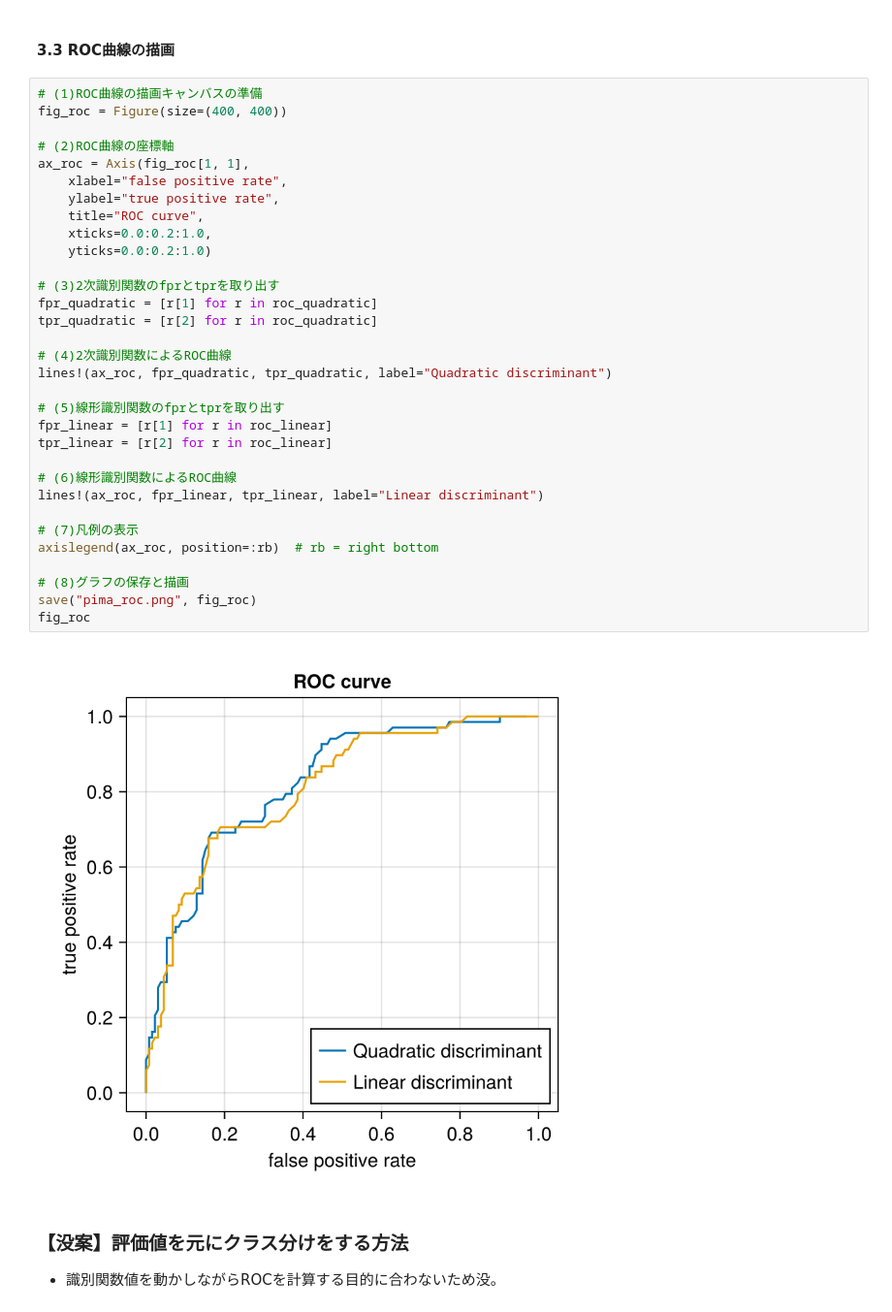
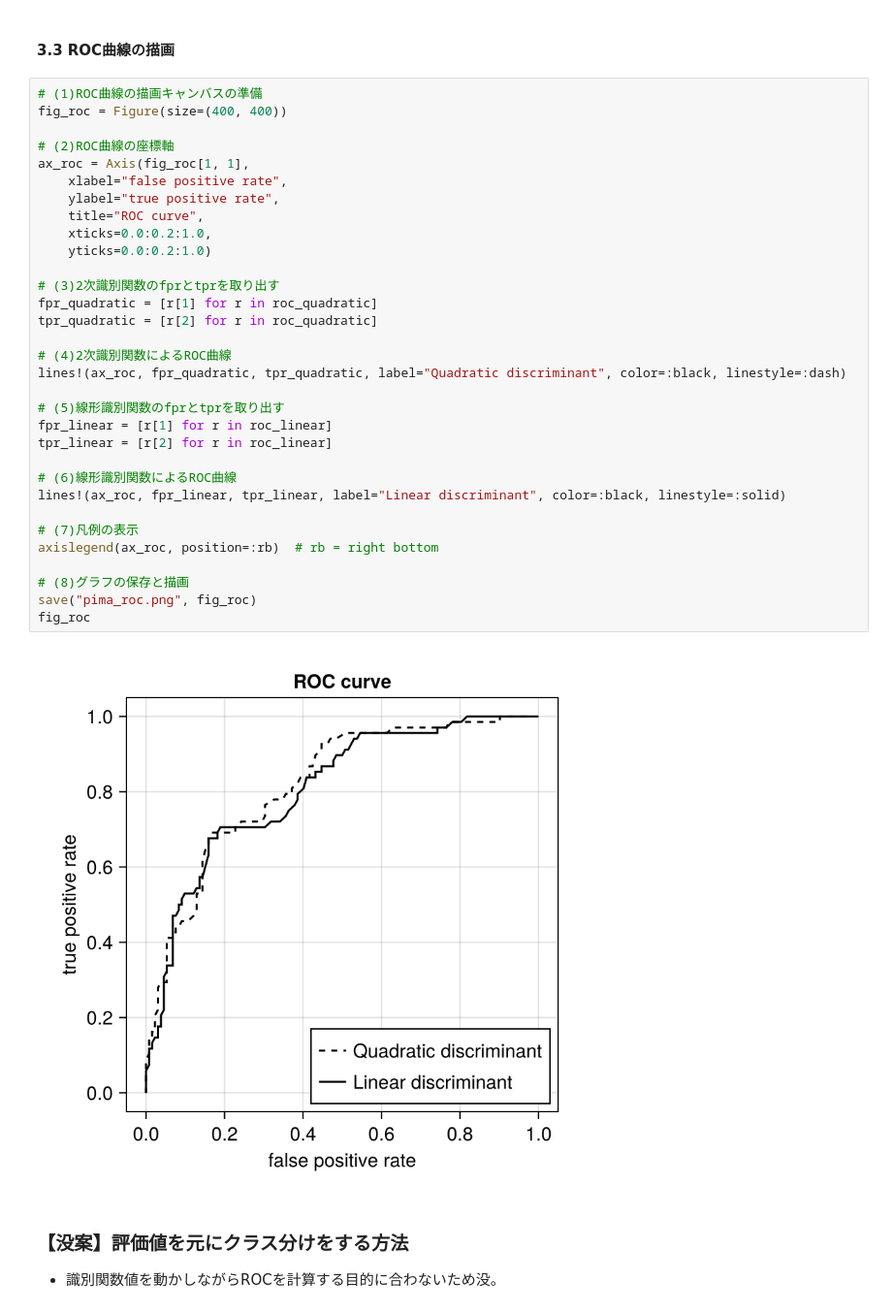
Before and after one commit to SW-yo/OhMyJulia, a Jupyter notebook: Pattern_recognition/pima_03-recognition.ipynb, the cells around one changed output. Shown at 97% size. Saved outputs shown, nothing was run; the diff lists cells and outputs as text.

```diff
--- a/Pattern_recognition/pima_03-recognition.ipynb
+++ b/Pattern_recognition/pima_03-recognition.ipynb
@@ -492,36 +544,36 @@ roc_linear = roc_calculation(f_vals_linear)
 # (1)ROC曲線の描画キャンバスの準備
 fig_roc = Figure(size=(400, 400))
 
 # (2)ROC曲線の座標軸
 ax_roc = Axis(fig_roc[1, 1],
     xlabel="false positive rate",
     ylabel="true positive rate",
     title="ROC curve",
     xticks=0.0:0.2:1.0,
     yticks=0.0:0.2:1.0)
 
 # (3)2次識別関数のfprとtprを取り出す
 fpr_quadratic = [r[1] for r in roc_quadratic]
 tpr_quadratic = [r[2] for r in roc_quadratic]
 
 # (4)2次識別関数によるROC曲線
-lines!(ax_roc, fpr_quadratic, tpr_quadratic, label="Quadratic discriminant")
+lines!(ax_roc, fpr_quadratic, tpr_quadratic, label="Quadratic discriminant", color=:black, linestyle=:dash)
 
 # (5)線形識別関数のfprとtprを取り出す
 fpr_linear = [r[1] for r in roc_linear]
 tpr_linear = [r[2] for r in roc_linear]
 
 # (6)線形識別関数によるROC曲線
-lines!(ax_roc, fpr_linear, tpr_linear, label="Linear discriminant")
+lines!(ax_roc, fpr_linear, tpr_linear, label="Linear discriminant", color=:black, linestyle=:solid)
 
 # (7)凡例の表示
 axislegend(ax_roc, position=:rb)  # rb = right bottom
 
 # (8)グラフの保存と描画
 save("pima_roc.png", fig_roc)
 fig_roc
 # %% [output]
-[figure, old version]
+[figure, new version]
 # %% [markdown]
 ### 【没案】評価値を元にクラス分けをする方法
 - 識別関数値を動かしながらROCを計算する目的に合わないため没。
```
Also changed, not shown: parts of 20 cells of this notebook, 5 other files.
